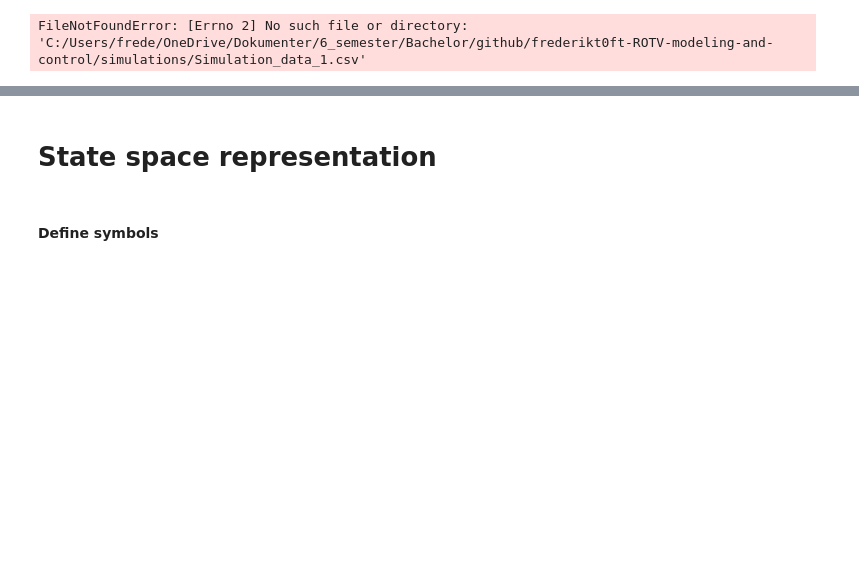
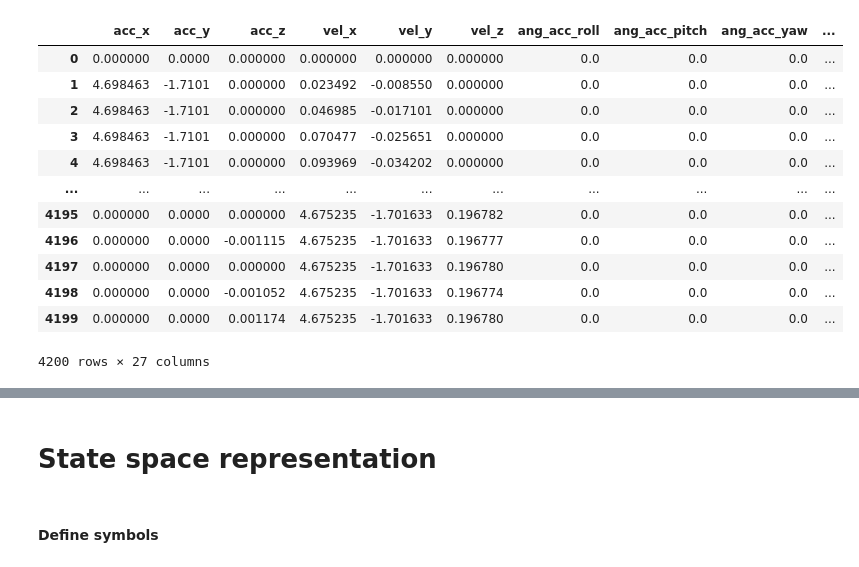
Before and after one commit to frederikt0ft/ROTV-modeling-and-control, a Jupyter notebook: Control/Control_Development.ipynb, the cells around one changed output, grey strips where cells are left out. Saved outputs shown, nothing was run; the diff lists cells and outputs as text; code cells hidden in the pictures; blank space fills up the shorter version.

```diff
--- a/Control/Control_Development.ipynb
+++ b/Control/Control_Development.ipynb
@@ -1,11 +1,23 @@
 # %%
 import pandas as pd
 import numpy as np
 import matplotlib.pyplot as plt
 np.set_printoptions(formatter={'float': lambda x: "{0:0.3f}".format(x)})
-df = pd.read_csv("C:/Users/frede/OneDrive/Dokumenter/6_semester/Bachelor/github/frederikt0ft-ROTV-modeling-and-control/simulations/Simulation_data_1.csv")
+df = pd.read_csv("Simulation_data.csv")
 display(df)
 # %% [output]
+|  | acc_x | acc_y | acc_z | vel_x | vel_y | vel_z | ang_acc_roll | ang_acc_pitch | ang_acc_yaw | ... |
+| 0 | 0.000000 | 0.0000 | 0.000000 | 0.000000 | 0.000000 | 0.000000 | 0.0 | 0.0 | 0.0 | ... |
+| 1 | 4.698463 | -1.7101 | 0.000000 | 0.023492 | -0.008550 | 0.000000 | 0.0 | 0.0 | 0.0 | ... |
+| 2 | 4.698463 | -1.7101 | 0.000000 | 0.046985 | -0.017101 | 0.000000 | 0.0 | 0.0 | 0.0 | ... |
+| 3 | 4.698463 | -1.7101 | 0.000000 | 0.070477 | -0.025651 | 0.000000 | 0.0 | 0.0 | 0.0 | ... |
+| 4 | 4.698463 | -1.7101 | 0.000000 | 0.093969 | -0.034202 | 0.000000 | 0.0 | 0.0 | 0.0 | ... |
+| ... | ... | ... | ... | ... | ... | ... | ... | ... | ... | ... |
+| 4195 | 0.000000 | 0.0000 | 0.000000 | 4.675235 | -1.701633 | 0.196782 | 0.0 | 0.0 | 0.0 | ... |
+| 4196 | 0.000000 | 0.0000 | -0.001115 | 4.675235 | -1.701633 | 0.196777 | 0.0 | 0.0 | 0.0 | ... |
+| 4197 | 0.000000 | 0.0000 | 0.000000 | 4.675235 | -1.701633 | 0.196780 | 0.0 | 0.0 | 0.0 | ... |
+| 4198 | 0.000000 | 0.0000 | -0.001052 | 4.675235 | -1.701633 | 0.196774 | 0.0 | 0.0 | 0.0 | ... |
+| 4199 | 0.000000 | 0.0000 | 0.001174 | 4.675235 | -1.701633 | 0.196780 | 0.0 | 0.0 | 0.0 | ... |
-FileNotFoundError: [Errno 2] No such file or directory: 'C:/Users/frede/OneDrive/Dokumenter/6_semester/Bachelor/github/frederikt0ft-ROTV-modeling-and-control/simulations/Simulation_data_1.csv'
+4200 rows × 27 columns
 # %%
 plt.plot(df["u1"])
```
Also changed, not shown: parts of 10 cells of this notebook, 2 other files.
